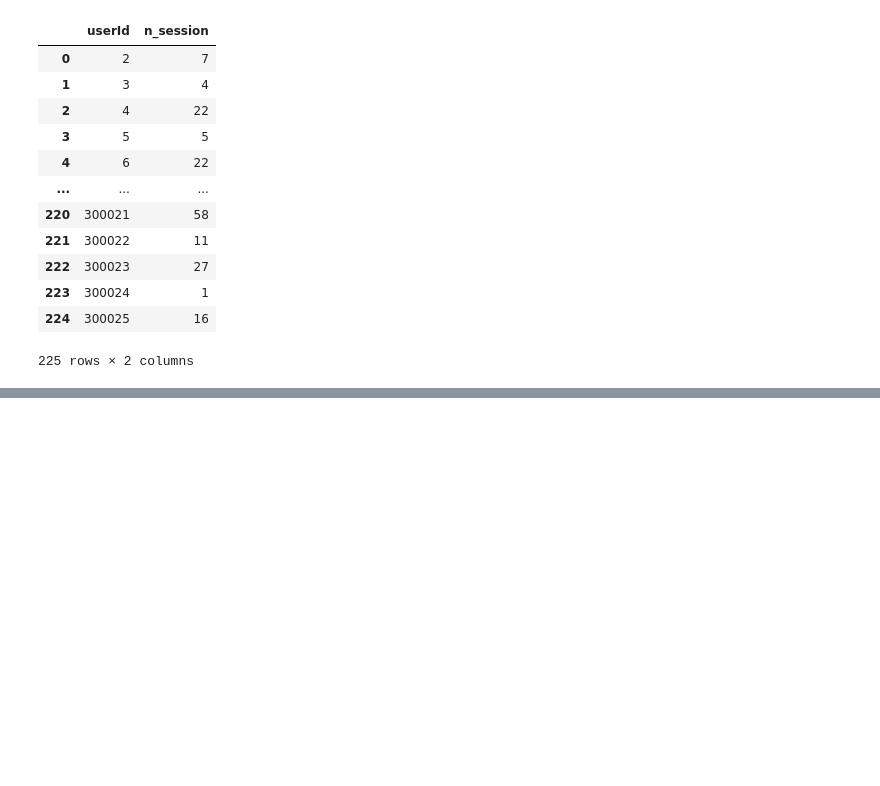
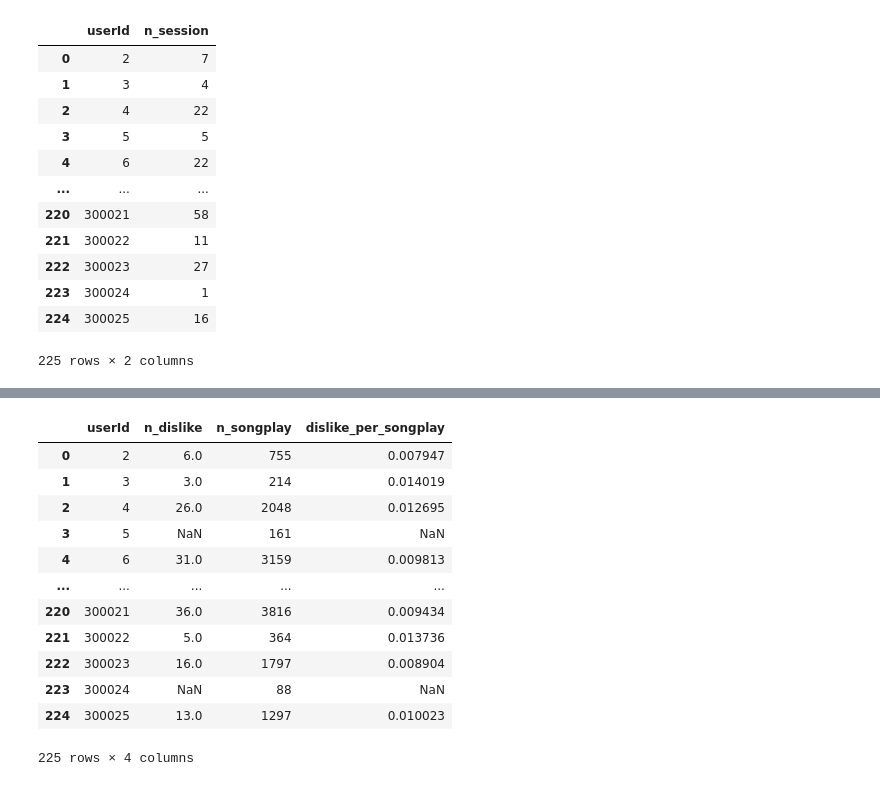
Before and after one commit to gilzero/project_churn_spark, a Jupyter notebook: sparkify_min.ipynb, the cells around one changed output, grey strips where cells are left out. Cells and saved outputs as stored; diff of their text form; code cells hidden in the pictures; blank space fills up the shorter version.

```diff
--- a/sparkify_min.ipynb
+++ b/sparkify_min.ipynb
@@ -929,0 +700,15 @@ df.query("userId == 2 and sessionId == 1")
+# %%
+# n_dislike
+
+df_n_dislike = df.query("page == 'Thumbs Down'").groupby(['userId']).size().reset_index()
+df_n_dislike.columns = ['userId', 'n_dislike']
+
+# Outer Join to make sure retain all user ids
+df_n_dislike = pd.merge(
+    df_analytic.drop(['gender'], axis=1),
+    df_n_dislike,
+    how='outer',
+    on='userId'
+)
+
+df_n_dislike
@@ -929,0 +959,28 @@ df.query("userId == 2 and sessionId == 1")
+# %%
+# ratio: dislike_per_songplay
+
+df_ratio_dislike_per_songplay = pd.merge(
+    # Join data. Retain all possible users ids with outer join.
+    # Outer Join guarantee to have all keys on left table.
+    pd.merge(df_analytic.drop(['gender'], axis=1), df_n_dislike, how='outer', on='userId'),
+    df_n_songplay, how='outer', on='userId'
+)
+
+df_ratio_dislike_per_songplay['dislike_per_songplay'] = \
+    df_ratio_dislike_per_songplay.n_dislike / df_ratio_dislike_per_songplay.n_songplay
+
+df_ratio_dislike_per_songplay
+# %% [output]
+|  | userId | n_dislike | n_songplay | dislike_per_songplay |
+| 0 | 2 | 6.0 | 755 | 0.007947 |
+| 1 | 3 | 3.0 | 214 | 0.014019 |
+| 2 | 4 | 26.0 | 2048 | 0.012695 |
+| 3 | 5 | NaN | 161 | NaN |
+| 4 | 6 | 31.0 | 3159 | 0.009813 |
+| ... | ... | ... | ... | ... |
+| 220 | 300021 | 36.0 | 3816 | 0.009434 |
+| 221 | 300022 | 5.0 | 364 | 0.013736 |
+| 222 | 300023 | 16.0 | 1797 | 0.008904 |
+| 223 | 300024 | NaN | 88 | NaN |
+| 224 | 300025 | 13.0 | 1297 | 0.010023 |
+225 rows × 4 columns
```
Also changed, not shown: parts of 41 cells of this notebook.
